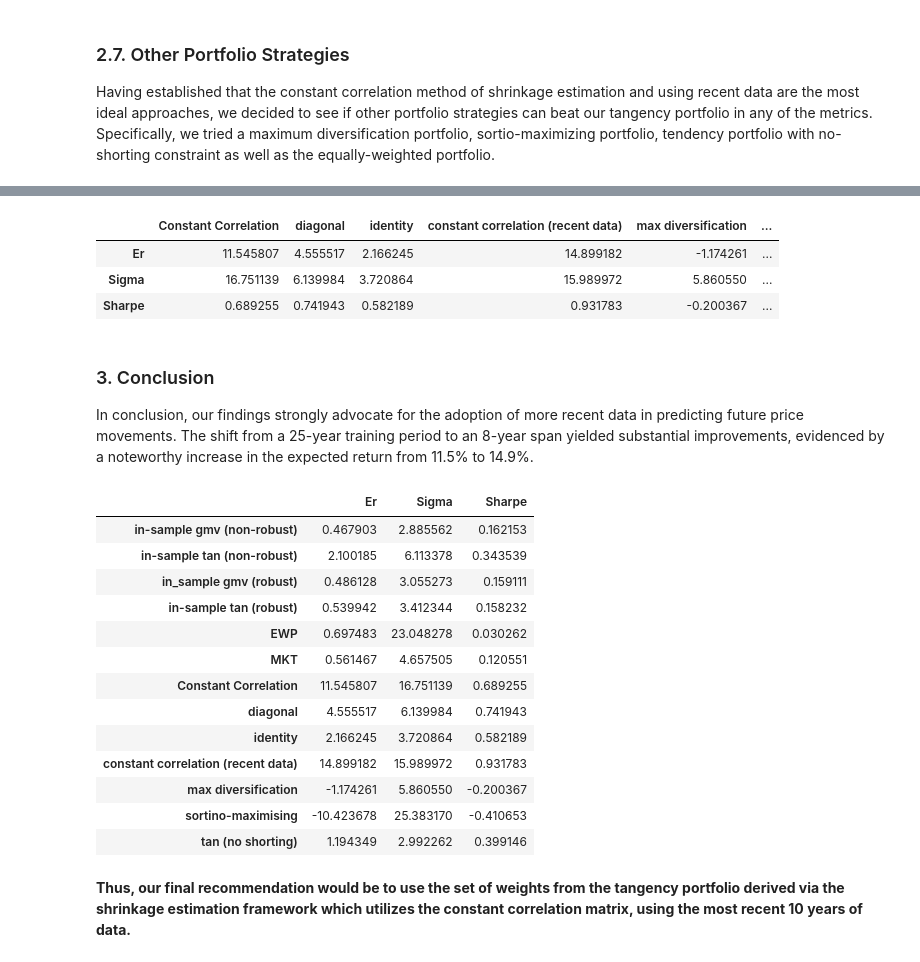
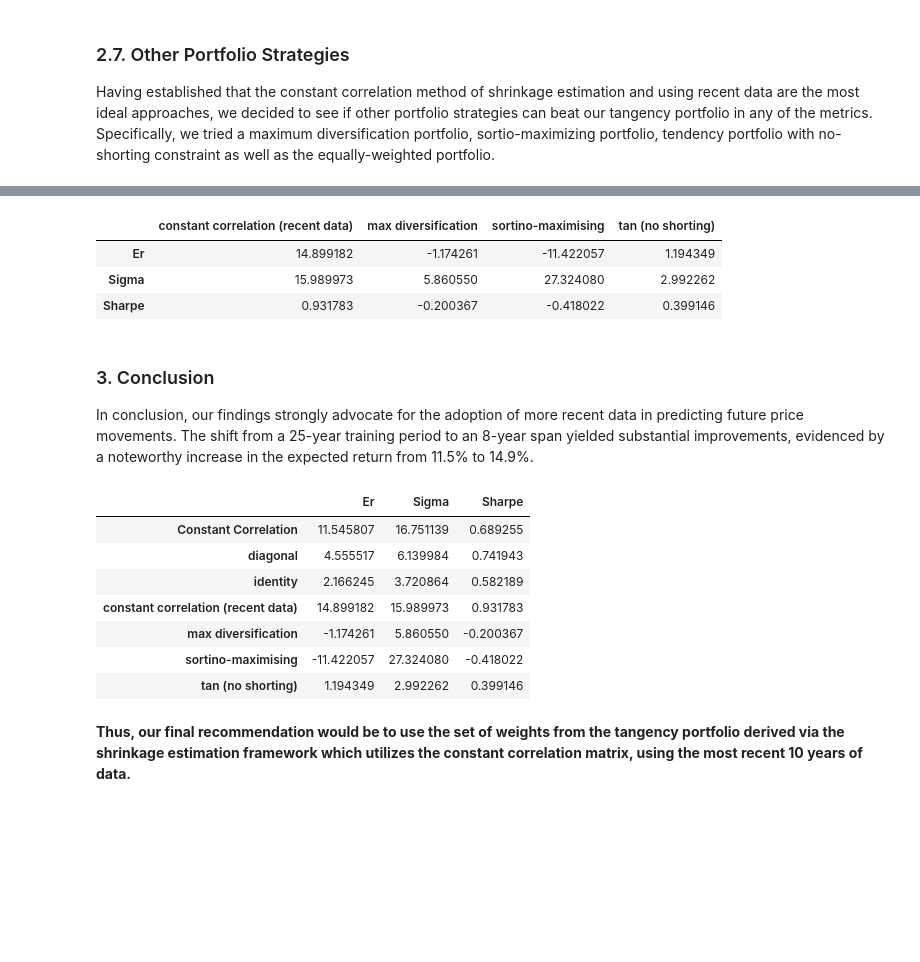
Before and after one commit to legendarycy/DBA3713_G10, a Jupyter notebook: Group Project.ipynb, the cells around one changed output, grey strips where cells are left out. Cells and saved outputs as stored; diff of their text form; code cells hidden in the pictures; blank space fills up the shorter version.

Commit message:
chore: altered summary tables

```diff
--- a/Group Project.ipynb
+++ b/Group Project.ipynb
@@ -910,5 +911,6 @@ results = evaluate_portfolio_performance_on_data(w_maxdiv, test_recent.iloc[:, 3
 
 print(results)
 
-summary = appendResults(summary, 'max diversification', results)
+summary_27 = appendResults(summary_27, 'max diversification', results)
+summary_final = appendResults(summary, 'max diversification', results)
 # %% [output]
@@ -948,6 +950,7 @@ r_sortino_max = minimize(
 results = evaluate_portfolio_performance_on_data(r_sortino_max.x, test_recent.iloc[:, 3:46])
 print(results)
 
-summary = appendResults(summary, 'sortino-maximising', results)
+summary_27 = appendResults(summary_27, 'sortino-maximising', results)
+summary_final = appendResults(summary_final, 'sortino-maximising', results)
 # %% [output]
 Iteration limit reached    (Exit mode 9)
@@ -994,6 +997,7 @@ r_sharpe_max = minimize(
 results = evaluate_portfolio_performance_on_data(r_sharpe_max.x, test_recent.iloc[:, 3:46])
 print(results)
 
-summary = appendResults(summary, 'tan (no shorting)', results)
+summary_27 = appendResults(summary_27, 'tan (no shorting)', results)
+summary_final = appendResults(summary_final, 'tan (no shorting)', results)
 # %% [output]
 Optimization terminated successfully    (Exit mode 0)
@@ -1005,31 +1009,25 @@ Optimization terminated successfully    (Exit mode 0)
-# %%
-summary
-# %% [output]
-|  | Constant Correlation | diagonal | identity | constant correlation (recent data) | max diversification | ... |
-| Er | 11.545807 | 4.555517 | 2.166245 | 14.899182 | -1.174261 | ... |
-| Sigma | 16.751139 | 6.139984 | 3.720864 | 15.989972 | 5.860550 | ... |
-| Sharpe | 0.689255 | 0.741943 | 0.582189 | 0.931783 | -0.200367 | ... |
+# %%
+summary_27
+# %% [output]
+|  | constant correlation (recent data) | max diversification | sortino-maximising | tan (no shorting) |
+| Er | 14.899182 | -1.174261 | -11.422057 | 1.194349 |
+| Sigma | 15.989973 | 5.860550 | 27.324080 | 2.992262 |
+| Sharpe | 0.931783 | -0.200367 | -0.418022 | 0.399146 |
 # %% [markdown]
 ### 3. Conclusion
 
 In conclusion, our findings strongly advocate for the adoption of more recent data in predicting future price movements. The shift from a 25-year training period to an 8-year span yielded substantial improvements, evidenced by a noteworthy increase in the expected return from 11.5% to 14.9%.
-# %%
-pd.concat([summary_table2, summary], axis=1).T
-# %% [output]
-|  | Er | Sigma | Sharpe |
-| in-sample gmv (non-robust) | 0.467903 | 2.885562 | 0.162153 |
-| in-sample tan (non-robust) | 2.100185 | 6.113378 | 0.343539 |
-| in_sample gmv (robust) | 0.486128 | 3.055273 | 0.159111 |
-| in-sample tan (robust) | 0.539942 | 3.412344 | 0.158232 |
-| EWP | 0.697483 | 23.048278 | 0.030262 |
-| MKT | 0.561467 | 4.657505 | 0.120551 |
-| Constant Correlation | 11.545807 | 16.751139 | 0.689255 |
-| diagonal | 4.555517 | 6.139984 | 0.741943 |
-| identity | 2.166245 | 3.720864 | 0.582189 |
-| constant correlation (recent data) | 14.899182 | 15.989972 | 0.931783 |
-| max diversification | -1.174261 | 5.860550 | -0.200367 |
-| sortino-maximising | -10.423678 | 25.383170 | -0.410653 |
-| tan (no shorting) | 1.194349 | 2.992262 | 0.399146 |
+# %%
+summary_final.T
+# %% [output]
+|  | Er | Sigma | Sharpe |
+| Constant Correlation | 11.545807 | 16.751139 | 0.689255 |
+| diagonal | 4.555517 | 6.139984 | 0.741943 |
+| identity | 2.166245 | 3.720864 | 0.582189 |
+| constant correlation (recent data) | 14.899182 | 15.989973 | 0.931783 |
+| max diversification | -1.174261 | 5.860550 | -0.200367 |
+| sortino-maximising | -11.422057 | 27.324080 | -0.418022 |
+| tan (no shorting) | 1.194349 | 2.992262 | 0.399146 |
 # %% [markdown]
 <b>Thus, our final recommendation would be to use the set of weights from the tangency portfolio derived via the shrinkage estimation framework which utilizes the constant correlation matrix, using the most recent 10 years of data.</b>
 # %%
```
Also changed, not shown: parts of 20 cells of this notebook.
